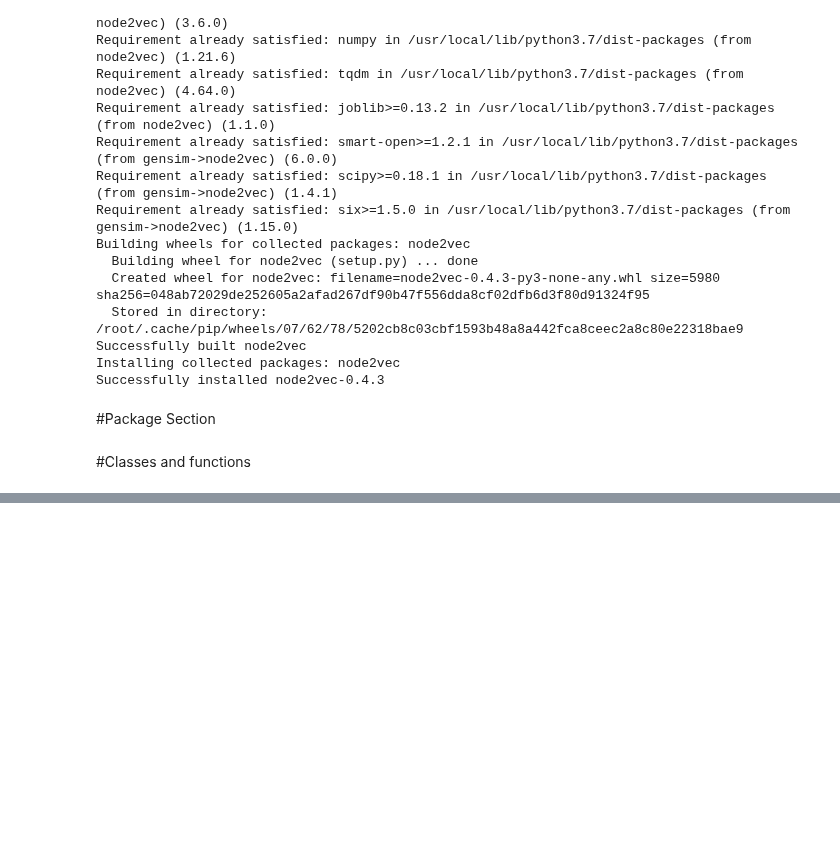
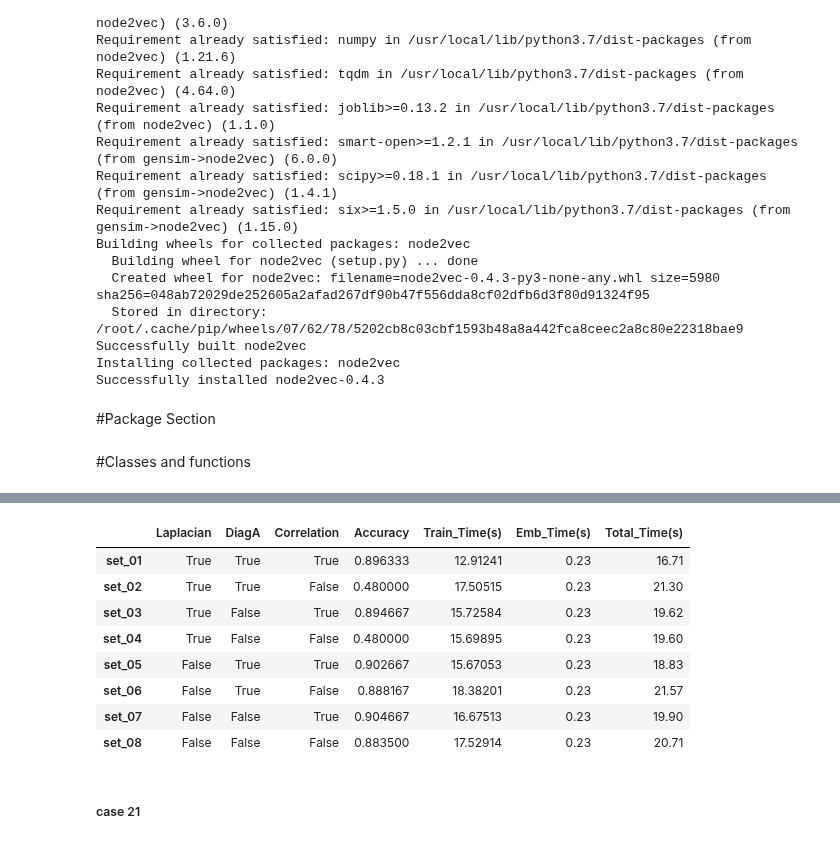
Before and after one commit to cshen6/GraphEmd, a Jupyter notebook: Main/GraphEncoder.ipynb, the cells around one changed output, grey strips where cells are left out. Cells and saved outputs as stored; diff of their text form; code cells hidden in the pictures; blank space fills up the shorter version.

```diff
--- a/Main/GraphEncoder.ipynb
+++ b/Main/GraphEncoder.ipynb
@@ -1159,0 +2263,2 @@ def To_single_sparce_matrix(M,option):
+# %%
+Run(case_20, "su", Learner = 0, Laplacian = False, DiagA = True, Correlation = False)
@@ -1159,0 +2267,2 @@ def To_single_sparce_matrix(M,option):
+# %%
+Run(case_20, "su", Learner = 0, Laplacian = False, DiagA = True, Correlation = True)
@@ -1159,0 +2271,2 @@ def To_single_sparce_matrix(M,option):
+# %%
+Run(case_20, "su", Learner = 0, Laplacian = True, DiagA = True, Correlation = True)
@@ -1159,0 +2275,2 @@ def To_single_sparce_matrix(M,option):
+# %%
+results = average_restuls(case_20, comb_set, 0)
@@ -1159,0 +2312,14 @@ def To_single_sparce_matrix(M,option):
+# %%
+plot(results)
+# %% [output]
+|  | Laplacian | DiagA | Correlation | Accuracy | Train_Time(s) | Emb_Time(s) | Total_Time(s) |
+| set_01 | True | True | True | 0.896333 | 12.91241 | 0.23 | 16.71 |
+| set_02 | True | True | False | 0.480000 | 17.50515 | 0.23 | 21.30 |
+| set_03 | True | False | True | 0.894667 | 15.72584 | 0.23 | 19.62 |
+| set_04 | True | False | False | 0.480000 | 15.69895 | 0.23 | 19.60 |
+| set_05 | False | True | True | 0.902667 | 15.67053 | 0.23 | 18.83 |
+| set_06 | False | True | False | 0.888167 | 18.38201 | 0.23 | 21.57 |
+| set_07 | False | False | True | 0.904667 | 16.67513 | 0.23 | 19.90 |
+| set_08 | False | False | False | 0.883500 | 17.52914 | 0.23 | 20.71 |
+# %% [markdown]
+##### case 21
```
Also changed, not shown: parts of 322 cells of this notebook.
